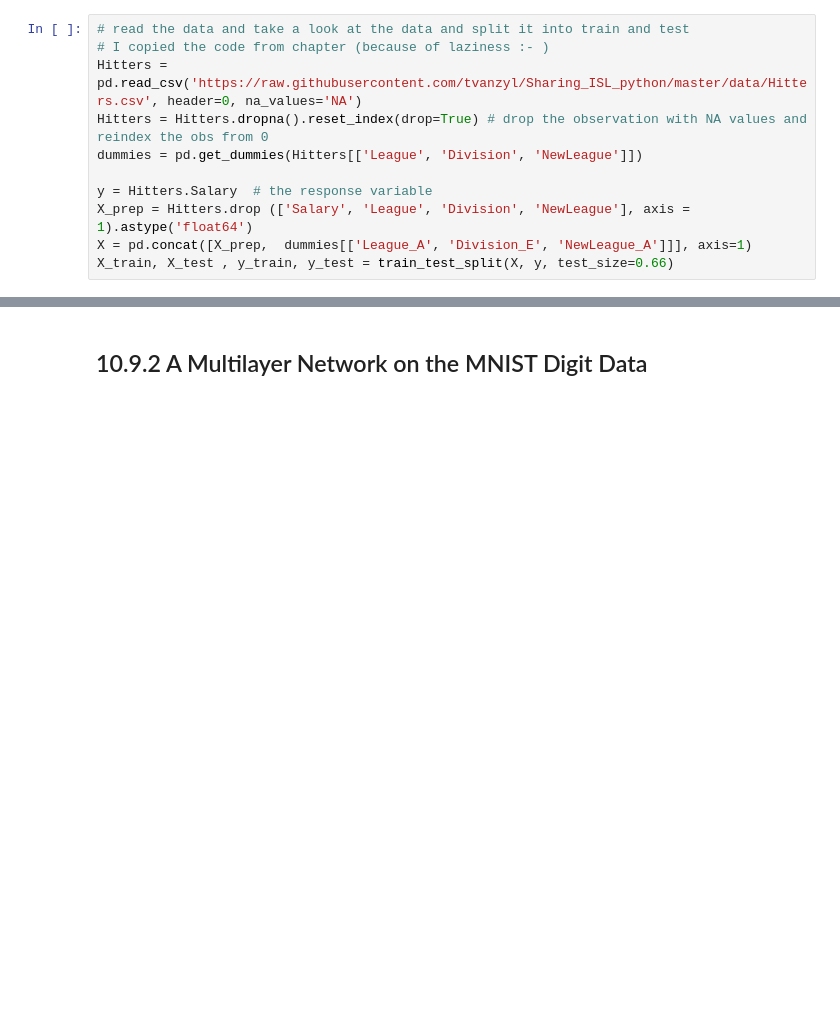
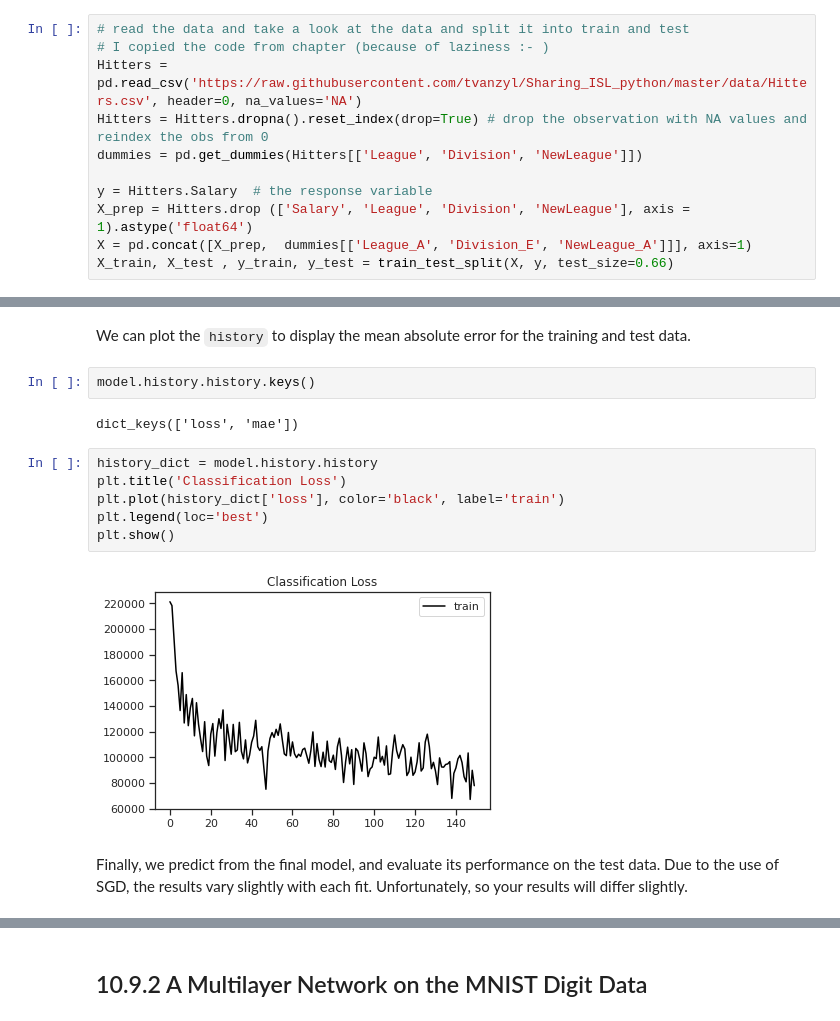
Before and after one commit to tvanzyl/ISL2_Python, a Jupyter notebook: Chapter_10_Lab.ipynb, the cells around one changed output, grey strips where cells are left out. Saved outputs shown, nothing was run; the diff lists cells and outputs as text; blank space fills up the shorter version.

```diff
--- a/Chapter_10_Lab.ipynb
+++ b/Chapter_10_Lab.ipynb
@@ -84,3 +151,19 @@ print(model.summary())
+# %% [markdown]
+We can plot the `history` to display the mean absolute error for the training and test data.
+# %%
+model.history.history.keys()
+# %% [output]
+dict_keys(['loss', 'mae'])
+# %%
+history_dict = model.history.history
+plt.title('Classification Loss')
+plt.plot(history_dict['loss'], color='black', label='train')
+plt.legend(loc='best')
+plt.show()
+# %% [output]
+[figure, added]
+# %% [markdown]
+Finally, we predict from the final model, and evaluate its performance on the test data. Due to the use of SGD, the results vary slightly with each fit. Unfortunately, so your results will differ slightly.
 # %%
 # evaluate the model
 # model.evaluate returns the loss value & metrics values for the model in test mode.
```
Also changed, not shown: parts of 60 cells of this notebook, 3 other files.
